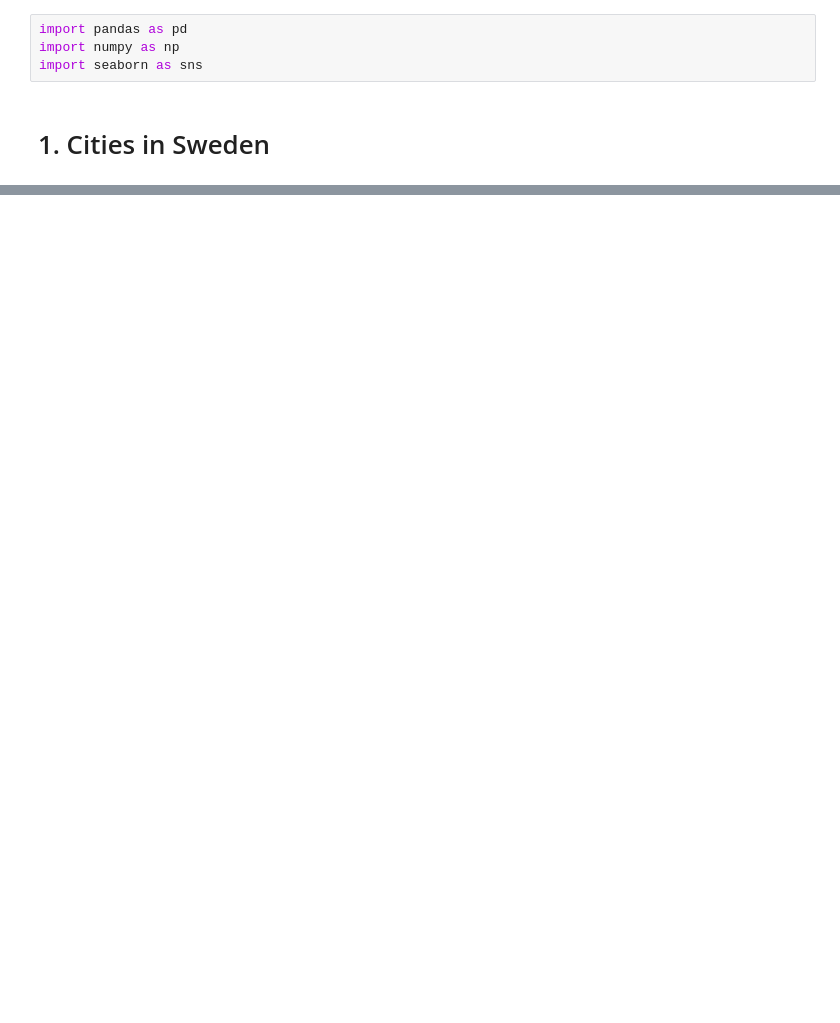
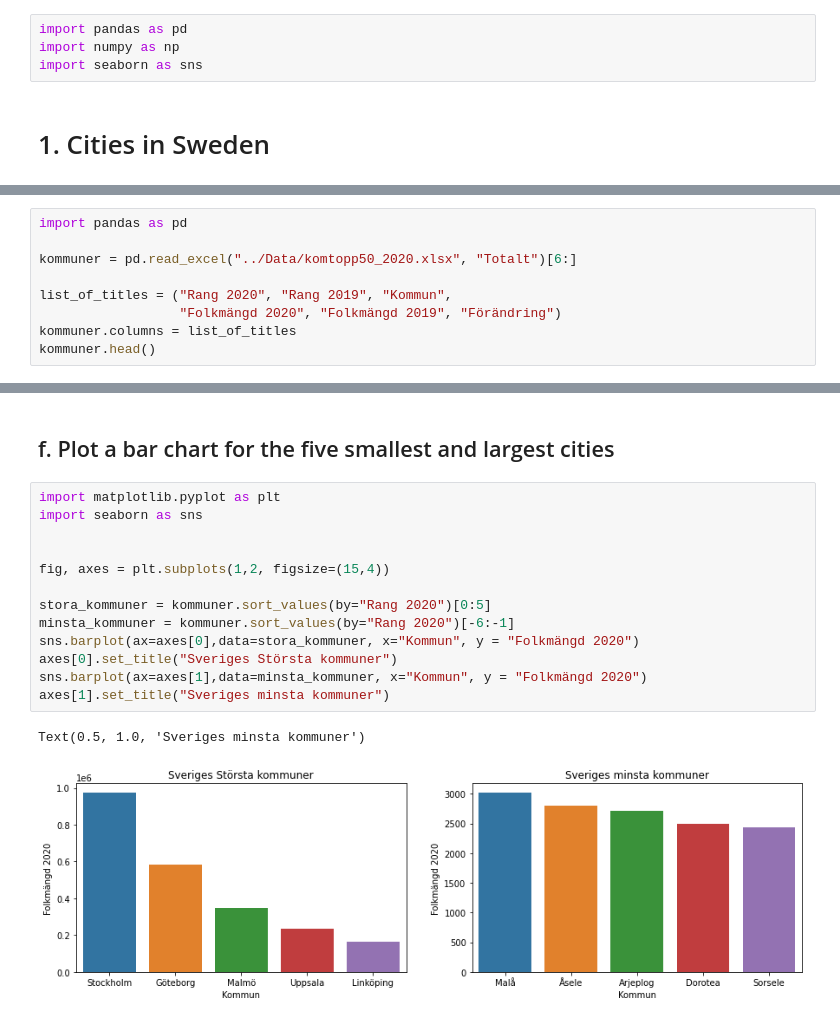
Before and after one commit to LukasKallstrom/databehandling_Lukas_Kallstrom, a Jupyter notebook: Excercises/Excercise00.ipynb, the cells around one changed output, grey strips where cells are left out. Saved outputs shown, nothing was run; the diff lists cells and outputs as text; blank space fills up the shorter version.

```diff
--- a/Excercises/Excercise00.ipynb
+++ b/Excercises/Excercise00.ipynb
@@ -39,0 +63,9 @@ df.sort_values(by="Population", ascending=False)[0:3]
+# %%
+import pandas as pd
+
+kommuner = pd.read_excel("../Data/komtopp50_2020.xlsx", "Totalt")[6:]
+
+list_of_titles = ("Rang 2020", "Rang 2019", "Kommun",
+                  "Folkmängd 2020", "Folkmängd 2019", "Förändring")
+kommuner.columns = list_of_titles
+kommuner.head()
@@ -39,0 +121,18 @@ df.sort_values(by="Population", ascending=False)[0:3]
+# %% [markdown]
+## f. Plot a bar chart for the five smallest and largest cities
+# %%
+import matplotlib.pyplot as plt
+import seaborn as sns
+
+
+fig, axes = plt.subplots(1,2, figsize=(15,4))
+
+stora_kommuner = kommuner.sort_values(by="Rang 2020")[0:5]
+minsta_kommuner = kommuner.sort_values(by="Rang 2020")[-6:-1]
+sns.barplot(ax=axes[0],data=stora_kommuner, x="Kommun", y = "Folkmängd 2020")
+axes[0].set_title("Sveriges Största kommuner")
+sns.barplot(ax=axes[1],data=minsta_kommuner, x="Kommun", y = "Folkmängd 2020")
+axes[1].set_title("Sveriges minsta kommuner")
+# %% [output]
+Text(0.5, 1.0, 'Sveriges minsta kommuner')
+[figure, added]
```
Also changed, not shown: parts of 20 cells of this notebook.
